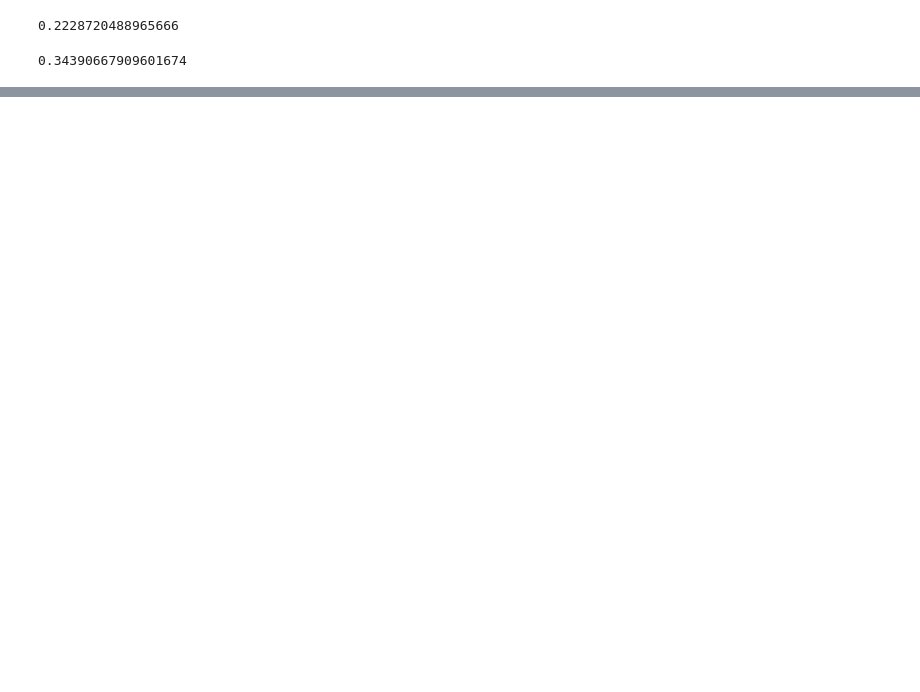
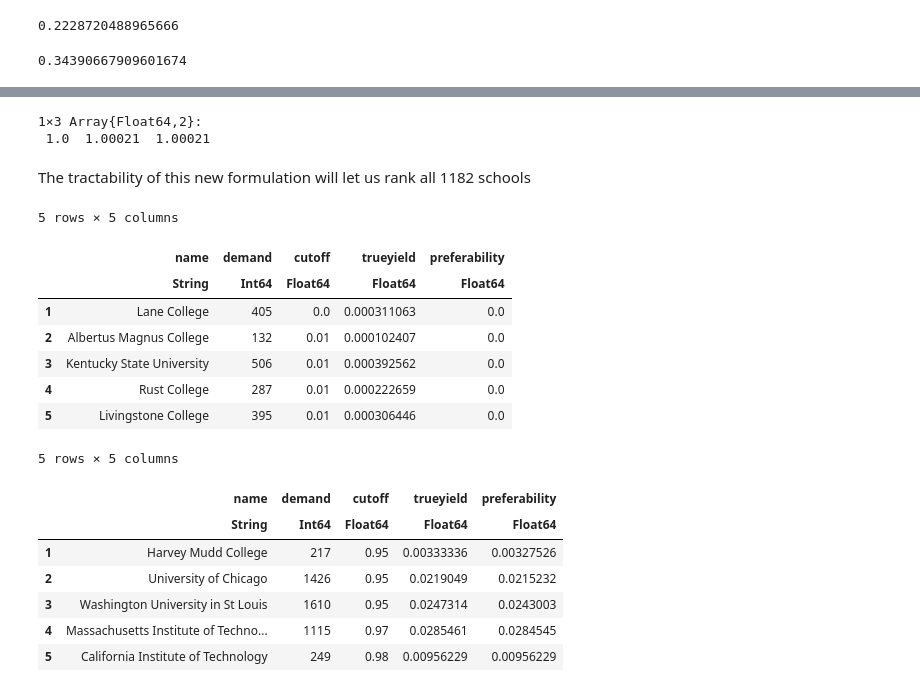
Before and after one commit to maxkapur/StudentPrefsRevOpt, a Jupyter notebook: 2_ReverseOptimization.ipynb, the cells around one changed output, grey strips where cells are left out. Saved outputs shown, nothing was run; the diff lists cells and outputs as text; code cells hidden in the pictures; blank space fills up the shorter version.

Commit message:
explicit soln

```diff
--- a/2_ReverseOptimization.ipynb
+++ b/2_ReverseOptimization.ipynb
@@ -27,6 +30,8 @@ sort!(stats, :cutoff)
 # You can comment this out if you have time and lots of RAM.
 delete!(stats, filter(x->x % 12 != 0, 1:size(stats)[1]))
 
+total_students = sum(stats[!, :demand])
+
 # See discussion below
 stats[!, :trueyield] = stats[!, :demand] ./ ((1 .- stats[!, :cutoff]) .* total_students)
 
@@ -177,0 +224,20 @@ cor(Array(stats[!, [:demand, :cutoff, :trueyield, :preferability]]))
+# %%
+function explicit_soln_γ()
+    (m, ) = size(cutoff)
+    p = vcat(rationalize.(cutoff), 1)
+
+    γ_expl = zeros(m)
+
+    γ_expl[m] = demand[m] / (1 - p[m])
+
+    for c in (m-1):-1:1
+        denom = sum(p[d+1] > p[d] ? (p[d+1] - p[d]) * total_students /
+                                    (d < m ? max(0, total_students - sum(γ_expl[j] for j in (d+1):m)) : total_students)
+                                  : 0
+                    for d in c:m)
+    #     @show denom
+        γ_expl[c] = demand[c] / denom
+    end
+
+    return γ_expl ./ total_students
+end
@@ -177,0 +288,44 @@ cor(Array(stats[!, [:demand, :cutoff, :trueyield, :preferability]]))
+# %%
+sum(ans, dims=1)
+# %% [output]
+1×3 Array{Float64,2}:
+ 1.0  1.00021  1.00021
+# %% [markdown]
+The tractability of this new formulation will let us rank all 1182 schools
+# %%
+stats = DataFrame(CSV.File("admitstats.csv"))
+
+# Sort by cutoff to make admissions sets nested
+sort!(stats, :cutoff)
+total_students = sum(stats[!, :demand])
+
+# See discussion below
+stats[!, :trueyield] = stats[!, :demand] ./ ((1 .- stats[!, :cutoff]) .* total_students)
+
+demand = stats[!, :demand]
+cutoff = stats[!, :cutoff]
+
+stats[!, :preferability] = explicit_soln_γ()
+
+# Exactly the same
+# stats[!, :preferability2] = 2 .^ explicit_soln_σ()
+
+display(first(stats, 5))
+display(last(stats, 5))
+# %% [output]
+5 rows × 5 columns
+|  | name | demand | cutoff | trueyield | preferability |
+|  | String | Int64 | Float64 | Float64 | Float64 |
+| 1 | Lane College | 405 | 0.0 | 0.000311063 | 0.0 |
+| 2 | Albertus Magnus College | 132 | 0.01 | 0.000102407 | 0.0 |
+| 3 | Kentucky State University | 506 | 0.01 | 0.000392562 | 0.0 |
+| 4 | Rust College | 287 | 0.01 | 0.000222659 | 0.0 |
+| 5 | Livingstone College | 395 | 0.01 | 0.000306446 | 0.0 |
+5 rows × 5 columns
+|  | name | demand | cutoff | trueyield | preferability |
+|  | String | Int64 | Float64 | Float64 | Float64 |
+| 1 | Harvey Mudd College | 217 | 0.95 | 0.00333336 | 0.00327526 |
+| 2 | University of Chicago | 1426 | 0.95 | 0.0219049 | 0.0215232 |
+| 3 | Washington University in St Louis | 1610 | 0.95 | 0.0247314 | 0.0243003 |
+| 4 | Massachusetts Institute of Techno... | 1115 | 0.97 | 0.0285461 | 0.0284545 |
+| 5 | California Institute of Technology | 249 | 0.98 | 0.00956229 | 0.00956229 |
```
Also changed, not shown: parts of 16 cells of this notebook, 3 other files.
